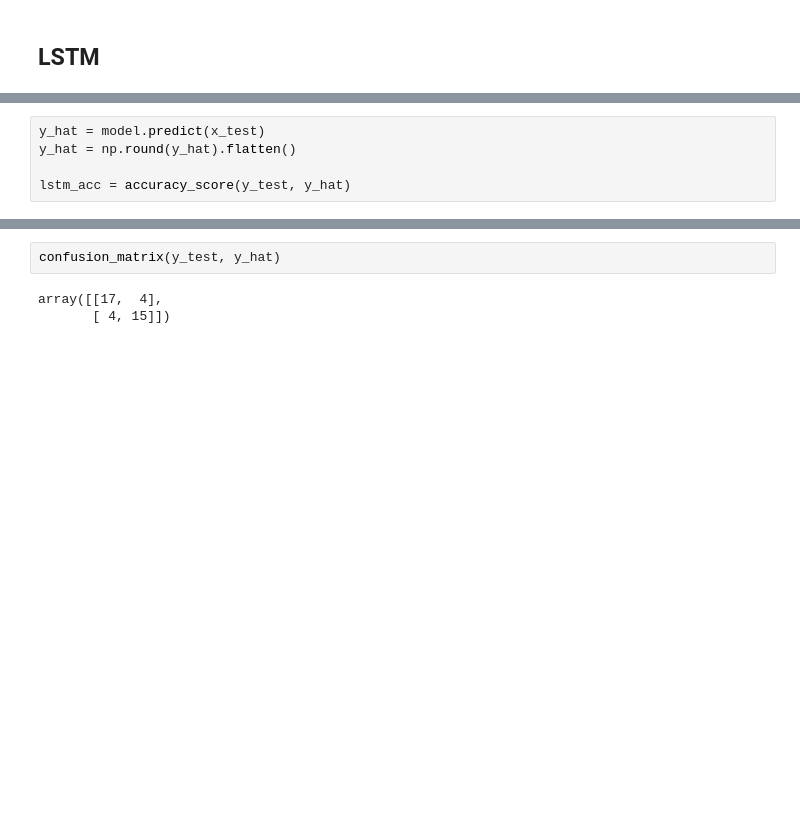
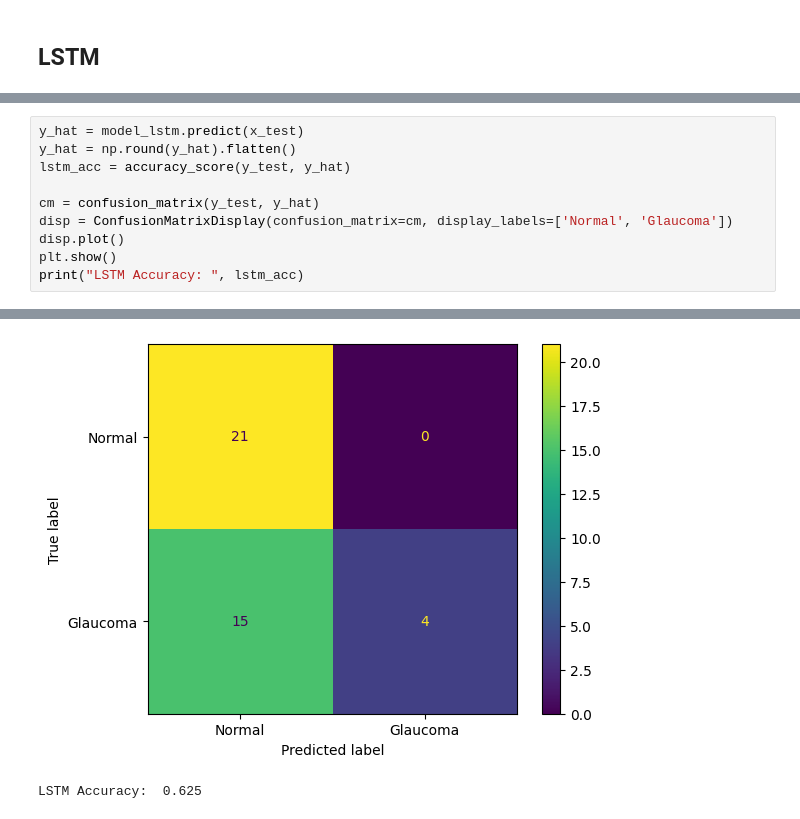
Before and after one commit to salamnocap/ml-book-gru, a Jupyter notebook: gru_glaukoma.ipynb, the cells around one changed output, grey strips where cells are left out. Cells and saved outputs as stored; diff of their text form; blank space fills up the shorter version.

```diff
--- a/gru_glaukoma.ipynb
+++ b/gru_glaukoma.ipynb
@@ -205,6 +122,11 @@ Test Accuracy:  0.800000011920929
 # %%
-y_hat = model.predict(x_test)
+y_hat = model_lstm.predict(x_test)
 y_hat = np.round(y_hat).flatten()
+lstm_acc = accuracy_score(y_test, y_hat)
 
-lstm_acc = accuracy_score(y_test, y_hat)
+cm = confusion_matrix(y_test, y_hat)
+disp = ConfusionMatrixDisplay(confusion_matrix=cm, display_labels=['Normal', 'Glaucoma'])
+disp.plot()
+plt.show()
+print("LSTM Accuracy: ", lstm_acc)
 # %% [output]
@@ -212,8 +134,5 @@ lstm_acc = accuracy_score(y_test, y_hat)
+[figure, added]
+LSTM Accuracy:  0.625
-# %%
-confusion_matrix(y_test, y_hat)
-# %% [output]
-array([[17,  4],
-       [ 4, 15]])
 # %%
 plt.bar(['GRU', 'LSTM'], [gru_acc, lstm_acc], color=['green', 'red'])
 plt.text(0, gru_acc, str(round(gru_acc*100, 3)))
```
Also changed, not shown: parts of 14 cells of this notebook, 1 other file.
